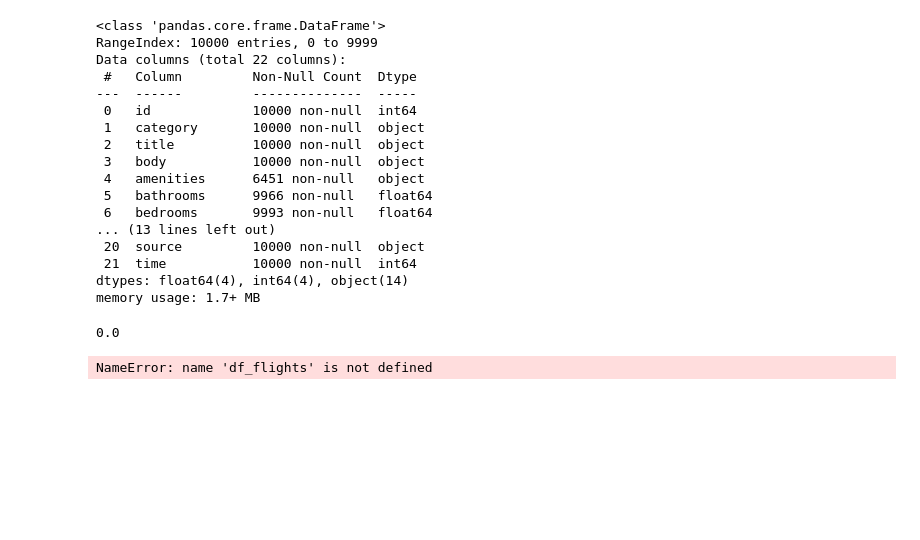
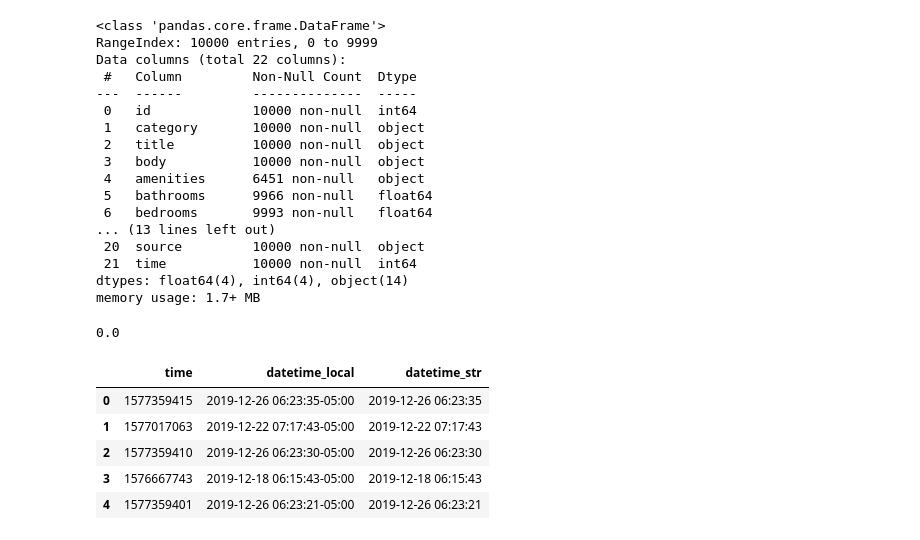
Before and after one commit to darrelljing21/ITEC4305-project, a Jupyter notebook: rent.ipynb, the cells around one changed output. Drawn from its saved outputs; the diff is of its cells as text; code cells hidden in the pictures; blank space fills up the shorter version.

```diff
--- a/rent.ipynb
+++ b/rent.ipynb
@@ -258,8 +258,17 @@ df_model["pet_friendly"] = np.where(df_model["pets_allowed"].str.strip().str.low
 # %%
 import pandas as pd
 
-df_model["date"] = pd.to_datetime(df_flights["time"], unit="s")
+unit = "ms" if df["time"].max() > 1e12 else "s"
 
-df_model[["time", "date"]].head()
+df["datetime"] = pd.to_datetime(df["time"], unit=unit, utc=True)
+df["datetime_local"] = df["datetime"].dt.tz_convert("America/Toronto")
-# %% [output]
-NameError: name 'df_flights' is not defined
+# %%
+df["datetime_str"] = df["datetime_local"].dt.strftime("%Y-%m-%d %H:%M:%S")
+df[["time", "datetime_local", "datetime_str"]].head()
+# %% [output]
+|  | time | datetime_local | datetime_str |
+| 0 | 1577359415 | 2019-12-26 06:23:35-05:00 | 2019-12-26 06:23:35 |
+| 1 | 1577017063 | 2019-12-22 07:17:43-05:00 | 2019-12-22 07:17:43 |
+| 2 | 1577359410 | 2019-12-26 06:23:30-05:00 | 2019-12-26 06:23:30 |
+| 3 | 1576667743 | 2019-12-18 06:15:43-05:00 | 2019-12-18 06:15:43 |
+| 4 | 1577359401 | 2019-12-26 06:23:21-05:00 | 2019-12-26 06:23:21 |
```
Also changed, not shown: parts of 3 cells of this notebook.
